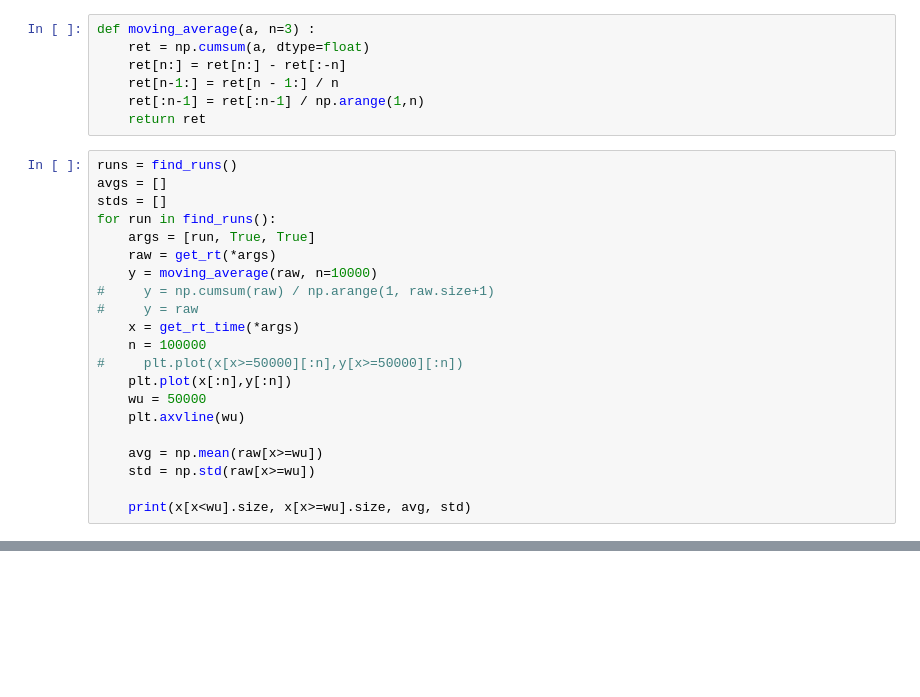
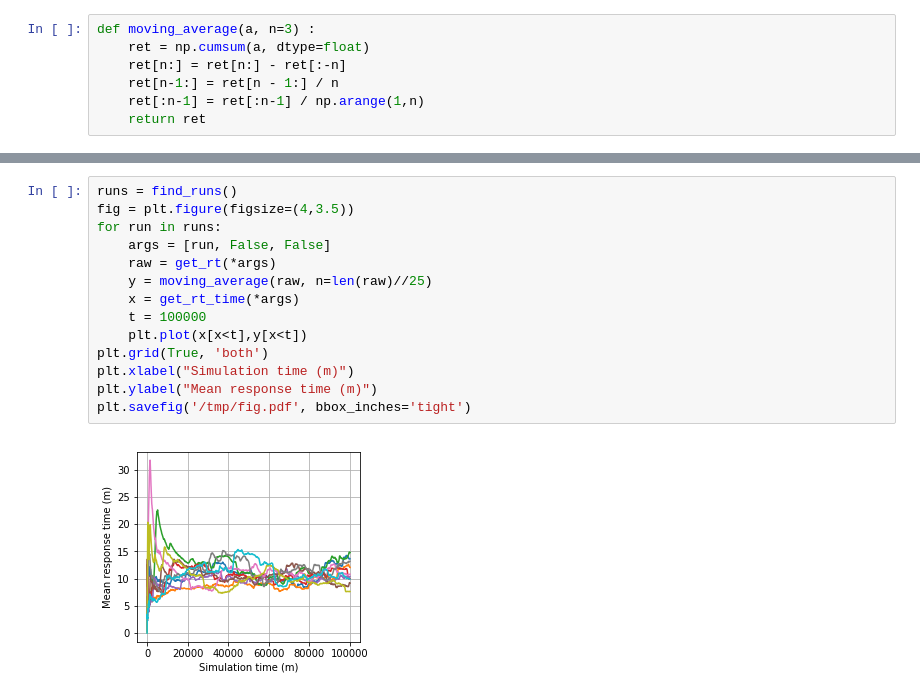
Before and after one commit to Manciukic/pecsn_project, a Jupyter notebook: simulations/jupyter/Warm-up time definition.ipynb, the cells around one changed output, grey strips where cells are left out. Drawn from its saved outputs; the diff is of its cells as text; blank space fills up the shorter version.

```diff
--- a/simulations/jupyter/Warm-up time definition.ipynb
+++ b/simulations/jupyter/Warm-up time definition.ipynb
@@ -251,24 +251,3 @@ def moving_average(a, n=3) :
     ret[n-1:] = ret[n - 1:] / n
     ret[:n-1] = ret[:n-1] / np.arange(1,n)
     return ret
-# %%
-runs = find_runs()
-avgs = []
-stds = []
-for run in find_runs():
-    args = [run, True, True]
-    raw = get_rt(*args)
-    y = moving_average(raw, n=10000)
-#     y = np.cumsum(raw) / np.arange(1, raw.size+1)
-#     y = raw
-    x = get_rt_time(*args)
-    n = 100000
-#     plt.plot(x[x>=50000][:n],y[x>=50000][:n])
-    plt.plot(x[:n],y[:n])
-    wu = 50000
-    plt.axvline(wu)
-
-    avg = np.mean(raw[x>=wu])
-    std = np.std(raw[x>=wu])
-
-    print(x[x<wu].size, x[x>=wu].size, avg, std)
@@ -286,0 +254,16 @@ for run in find_runs():
+# %%
+runs = find_runs()
+fig = plt.figure(figsize=(4,3.5))
+for run in runs:
+    args = [run, False, False]
+    raw = get_rt(*args)
+    y = moving_average(raw, n=len(raw)//25)
+    x = get_rt_time(*args)
+    t = 100000
+    plt.plot(x[x<t],y[x<t])
+plt.grid(True, 'both')
+plt.xlabel("Simulation time (m)")
+plt.ylabel("Mean response time (m)")
+plt.savefig('/tmp/fig.pdf', bbox_inches='tight')
+# %% [output]
+[figure, added]
```
Also changed, not shown: parts of 2 cells of this notebook, 1 other file.
